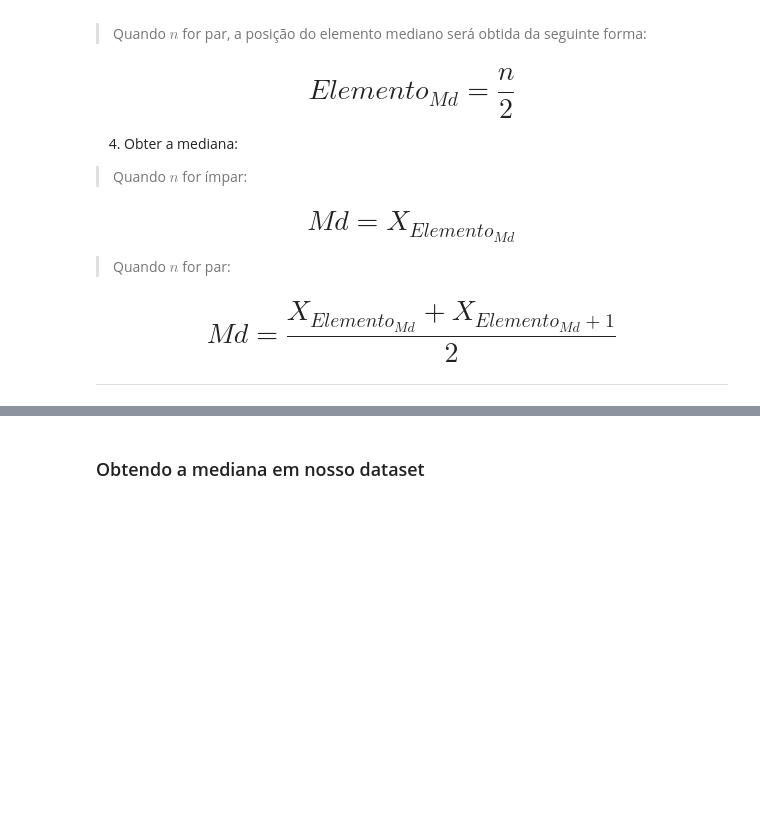
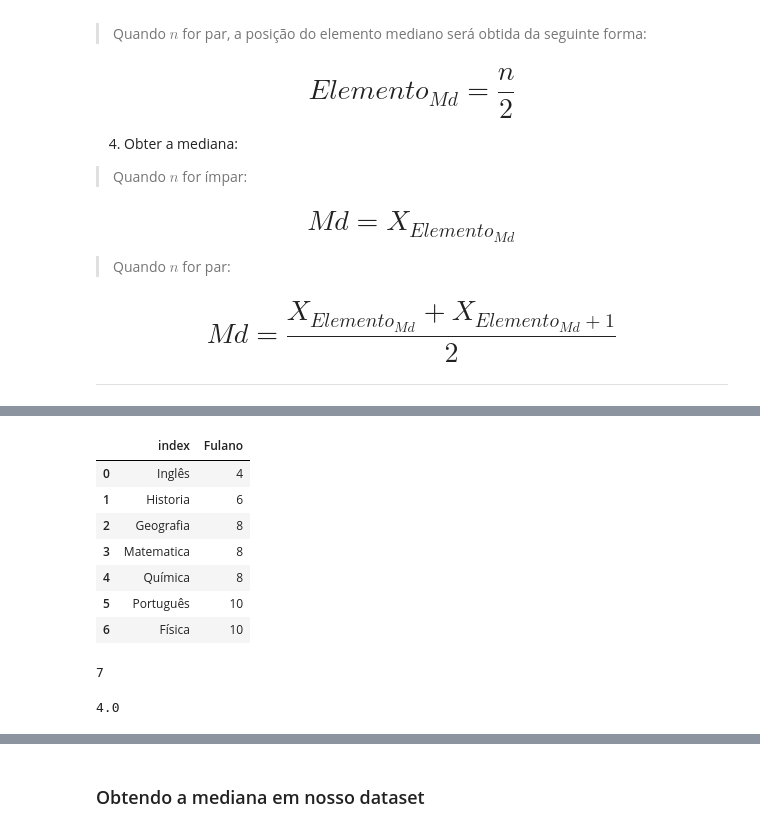
Before and after one commit to WevertoonDev/Estudos, a Jupyter notebook: Curso_de_Estatística_Parte_1.ipynb, the cells around one changed output, grey strips where cells are left out. Saved outputs shown, nothing was run; the diff lists cells and outputs as text; code cells hidden in the pictures; blank space fills up the shorter version.

```diff
--- a/Curso_de_Estatística_Parte_1.ipynb
+++ b/Curso_de_Estatística_Parte_1.ipynb
@@ -743,3 +738,6 @@ Para obtermos a mediana de uma conjunto de dados devemos proceder da seguinte ma
 ### Exemplo 1 - n ímpar
 
 <img src='https://caelum-online-public.s3.amazonaws.com/1177-estatistica-parte1/01/img002.png' width='40%' style="float:left">
+# %%
+notas_fulano = df.Fulano
+notas_fulano
@@ -745,0 +754,3 @@ Para obtermos a mediana de uma conjunto de dados devemos proceder da seguinte ma
+# %%
+notas_fulano = notas_fulano.sort_values()
+notas_fulano
@@ -745,0 +767,22 @@ Para obtermos a mediana de uma conjunto de dados devemos proceder da seguinte ma
+# %%
+notas_fulano = notas_fulano.reset_index()
+notas_fulano
+# %% [output]
+|  | index | Fulano |
+| 0 | Inglês | 4 |
+| 1 | Historia | 6 |
+| 2 | Geografia | 8 |
+| 3 | Matematica | 8 |
+| 4 | Química | 8 |
+| 5 | Português | 10 |
+| 6 | Física | 10 |
+# %%
+n = notas_fulano.shape[0]
+n
+# %% [output]
+7
+# %%
+elemento_md = (n + 1) / 2
+elemento_md
+# %% [output]
+4.0
```
Also changed, not shown: parts of 19 cells of this notebook.
